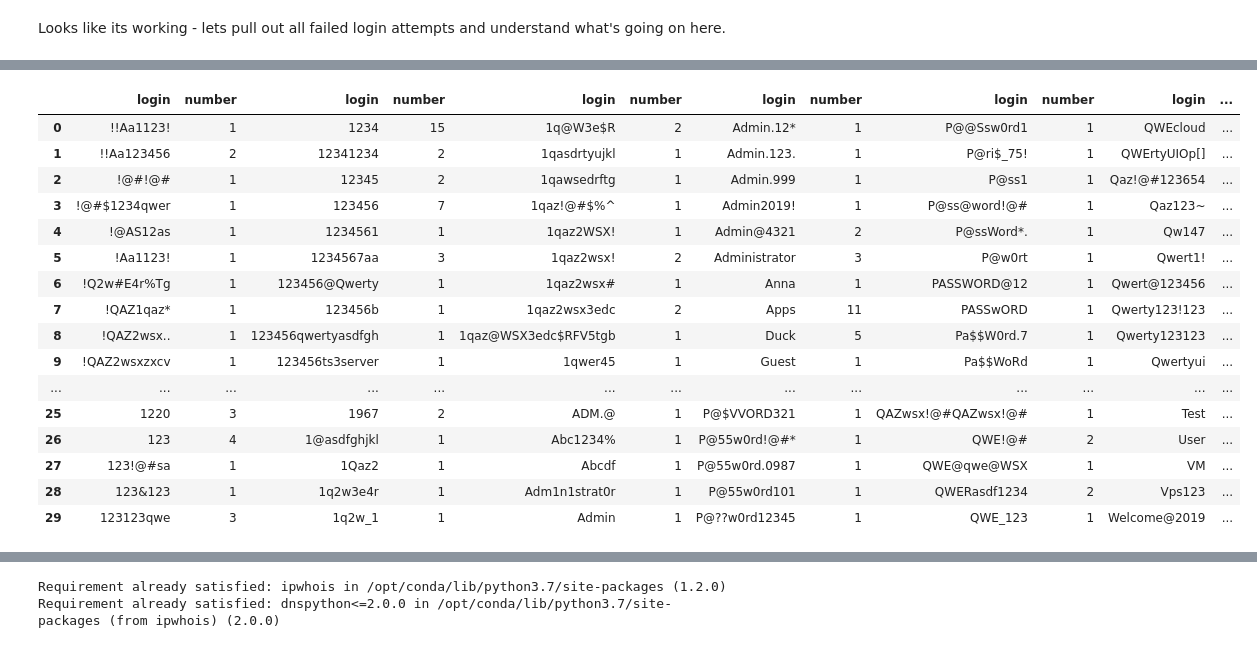
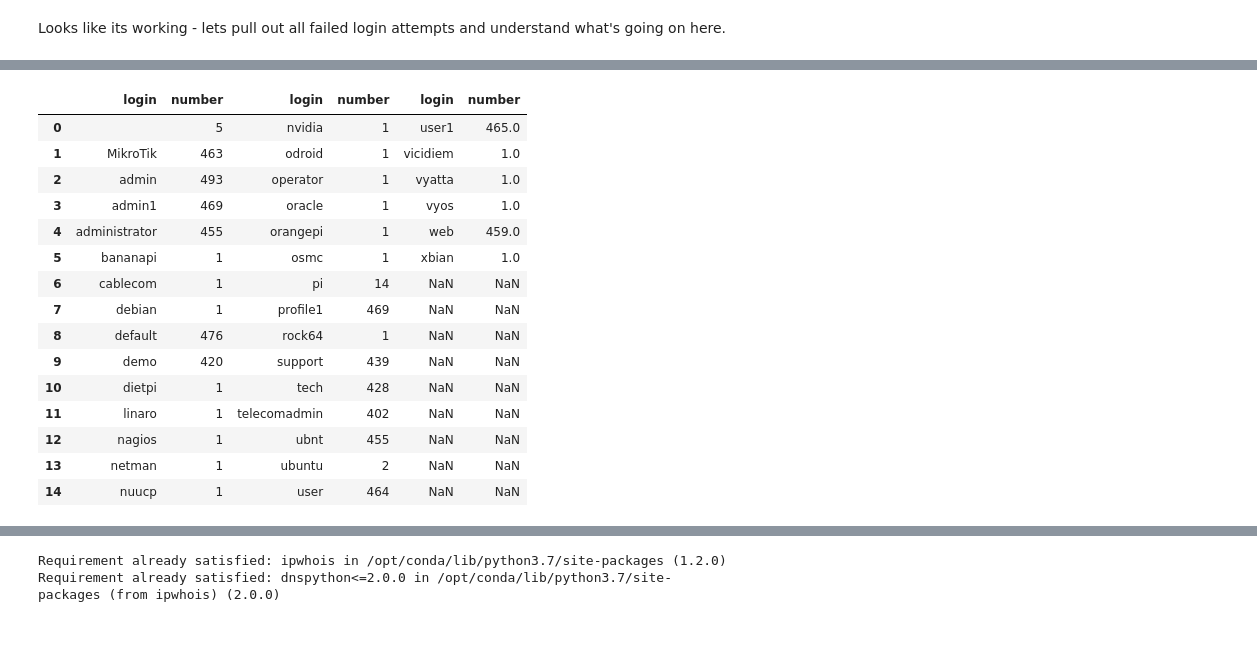
Before and after one commit to Jollyhrothgar/log_analysis, a Jupyter notebook: auth_log_parse.ipynb, the cells around one changed output, grey strips where cells are left out. Cells and saved outputs as stored; diff of their text form; code cells hidden in the pictures.

```diff
--- a/auth_log_parse.ipynb
+++ b/auth_log_parse.ipynb
@@ -76,6 +95,9 @@ su = df['auth_source'].str.startswith('su[')
 df.loc[su, 'auth_type'] = 'switch_user'
 
 df.loc[df['auth_type'] == '', 'auth_type'] = 'other'
+
+df.loc[df['auth_source'].str.startswith('ssh'), 'auth_source'] = 'ssh'
+df.loc[df['auth_source'].str.startswith('systemd-logind'), 'auth_source'] = 'systemd-logind'
 # %%
 df
 # %% [output]
@@ -286,0 +183,6 @@ df = pd.concat([fail_df, message], axis=1)
+# %%
+fail_df = ssh_df[ssh_df.message_type == "Invalid user"].copy(deep=True)
+
+print(re.search("Invalid user (.*) from .*", fail_df.message[224]).group(1))
+print(re.search("Invalid user .* from (.*) port .*", fail_df.message[224]).group(1))
+print(re.search("Invalid user .* from .* port (.*)", fail_df.message[224]).group(1))
@@ -287,2 +193,9 @@ df = pd.concat([fail_df, message], axis=1)
+# %%
+fail_df['user_attempt'] = "ERROR"
+fail_df['source_ip'] = "ERROR"
+fail_df['destination_port'] = "ERROR"
+fail_df['user_attempt'] = fail_df.message.apply(lambda x: re.search("Invalid user (.*) from .*", x).group(1))
+fail_df['source_ip'] = fail_df.message.apply(lambda x: re.search("Invalid user .* from (.*) port .*", x).group(1))
+fail_df['destination_port'] = fail_df.message.apply(lambda x: re.search("Invalid user .* from .* port (.*)", x).group(1))
 # %%
-df['unixtime'] = df['timestamp'].apply(lambda x: time.mktime(x.timetuple()))
+fail_df['unixtime'] = fail_df['timestamp'].apply(lambda x: time.mktime(x.timetuple()))
@@ -304,40 +221,39 @@ Name: user, Length: 321, dtype: int64
 # %%
 # Pagate and view
-rollover = 30
+rollover = 15
 
-logins = (df['user'].value_counts()
+logins = (fail_df['user_attempt'].value_counts()
   .sort_index()
   .reset_index()
-  .rename(columns={'index':'login', 'user':'number'})
+  .rename(columns={'index':'login', 'user_attempt':'number'})
 )
 
 start_idx = 0
 end_idx = rollover
 
 pagated = []
 
 while start_idx < len(logins):
   pagated.append(logins[start_idx:end_idx].reset_index().loc[:,['login', 'number']])
   start_idx += rollover
   end_idx += rollover
 
 HTML(pd.concat(pagated, axis=1).to_html())
 # %% [output]
-|  | login | number | login | number | login | number | login | number | login | number | login | ... |
-| 0 | !!Aa1123! | 1 | 1234 | 15 | 1q@W3e$R | 2 | Admin.12* | 1 | P@@Ssw0rd1 | 1 | QWEcloud | ... |
-| 1 | !!Aa123456 | 2 | 12341234 | 2 | 1qasdrtyujkl | 1 | Admin.123. | 1 | P@ri$_75! | 1 | QWErtyUIOp[] | ... |
-| 2 | !@#!@# | 1 | 12345 | 2 | 1qawsedrftg | 1 | Admin.999 | 1 | P@ss1 | 1 | Qaz!@#123654 | ... |
-| 3 | !@#$1234qwer | 1 | 123456 | 7 | 1qaz!@#$%^ | 1 | Admin2019! | 1 | P@ss@word!@# | 1 | Qaz123~ | ... |
-| 4 | !@AS12as | 1 | 1234561 | 1 | 1qaz2WSX! | 1 | Admin@4321 | 2 | P@ssWord*. | 1 | Qw147 | ... |
-| 5 | !Aa1123! | 1 | 1234567aa | 3 | 1qaz2wsx! | 2 | Administrator | 3 | P@w0rt | 1 | Qwert1! | ... |
-| 6 | !Q2w#E4r%Tg | 1 | 123456@Qwerty | 1 | 1qaz2wsx# | 1 | Anna | 1 | PASSWORD@12 | 1 | Qwert@123456 | ... |
-| 7 | !QAZ1qaz* | 1 | 123456b | 1 | 1qaz2wsx3edc | 2 | Apps | 11 | PASSwORD | 1 | Qwerty123!123 | ... |
-| 8 | !QAZ2wsx.. | 1 | 123456qwertyasdfgh | 1 | 1qaz@WSX3edc$RFV5tgb | 1 | Duck | 5 | Pa$$W0rd.7 | 1 | Qwerty123123 | ... |
-| 9 | !QAZ2wsxzxcv | 1 | 123456ts3server | 1 | 1qwer45 | 1 | Guest | 1 | Pa$$WoRd | 1 | Qwertyui | ... |
-| ... | ... | ... | ... | ... | ... | ... | ... | ... | ... | ... | ... | ... |
-| 25 | 1220 | 3 | 1967 | 2 | ADM.@ | 1 | P@$VVORD321 | 1 | QAZwsx!@#QAZwsx!@# | 1 | Test | ... |
-| 26 | 123 | 4 | 1@asdfghjkl | 1 | Abc1234% | 1 | P@55w0rd!@#* | 1 | QWE!@# | 2 | User | ... |
-| 27 | 123!@#sa | 1 | 1Qaz2 | 1 | Abcdf | 1 | P@55w0rd.0987 | 1 | QWE@qwe@WSX | 1 | VM | ... |
-| 28 | 123&123 | 1 | 1q2w3e4r | 1 | Adm1n1strat0r | 1 | P@55w0rd101 | 1 | QWERasdf1234 | 2 | Vps123 | ... |
-| 29 | 123123qwe | 3 | 1q2w_1 | 1 | Admin | 1 | P@??w0rd12345 | 1 | QWE_123 | 1 | Welcome@2019 | ... |
+|  | login | number | login | number | login | number |
+| 0 |  | 5 | nvidia | 1 | user1 | 465.0 |
+| 1 | MikroTik | 463 | odroid | 1 | vicidiem | 1.0 |
+| 2 | admin | 493 | operator | 1 | vyatta | 1.0 |
+| 3 | admin1 | 469 | oracle | 1 | vyos | 1.0 |
+| 4 | administrator | 455 | orangepi | 1 | web | 459.0 |
+| 5 | bananapi | 1 | osmc | 1 | xbian | 1.0 |
+| 6 | cablecom | 1 | pi | 14 | NaN | NaN |
+| 7 | debian | 1 | profile1 | 469 | NaN | NaN |
+| 8 | default | 476 | rock64 | 1 | NaN | NaN |
+| 9 | demo | 420 | support | 439 | NaN | NaN |
+| 10 | dietpi | 1 | tech | 428 | NaN | NaN |
+| 11 | linaro | 1 | telecomadmin | 402 | NaN | NaN |
+| 12 | nagios | 1 | ubnt | 455 | NaN | NaN |
+| 13 | netman | 1 | ubuntu | 2 | NaN | NaN |
+| 14 | nuucp | 1 | user | 464 | NaN | NaN |
 # %%
```
Also changed, not shown: parts of 35 cells of this notebook, 3 other files.
